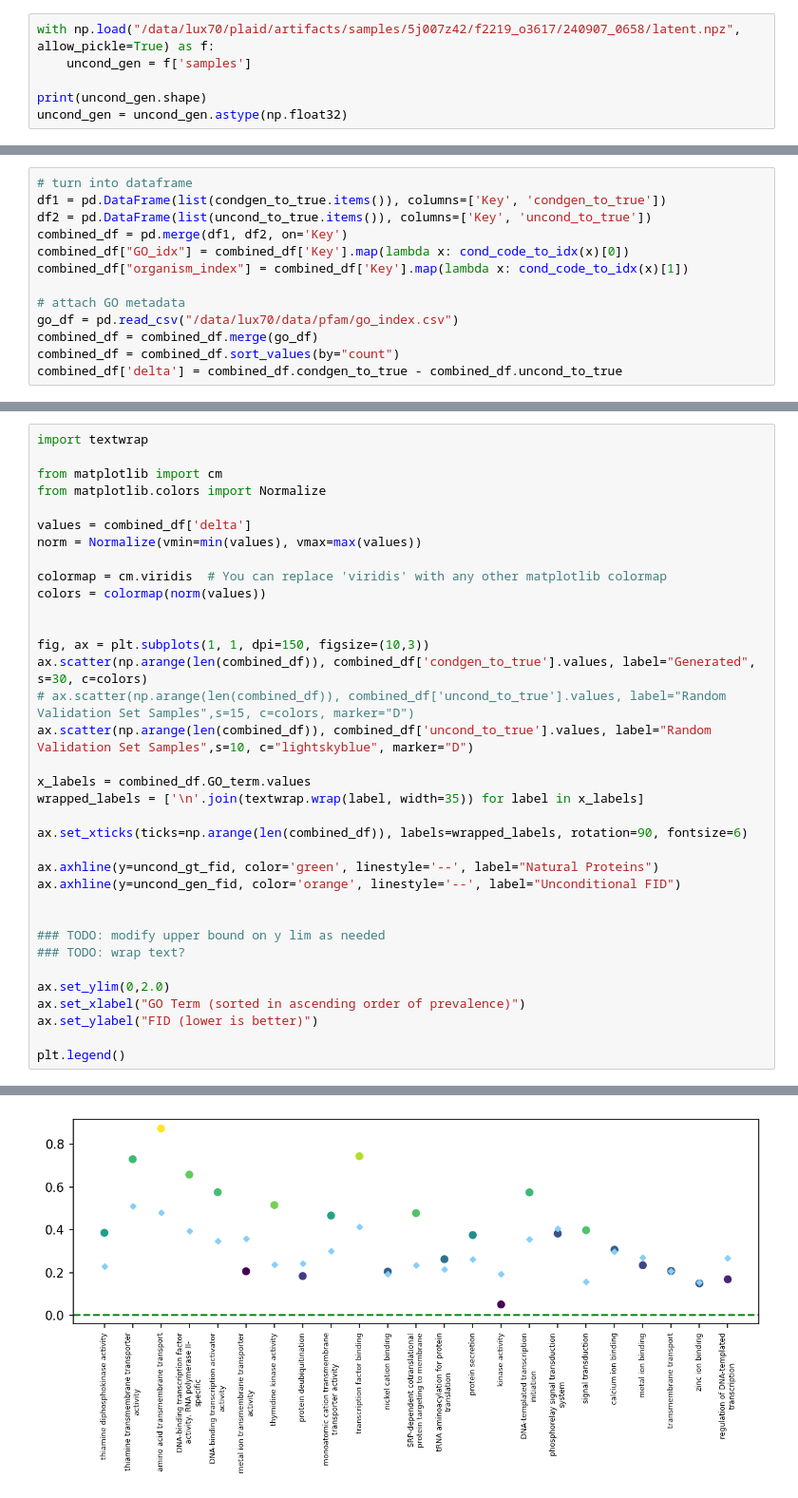
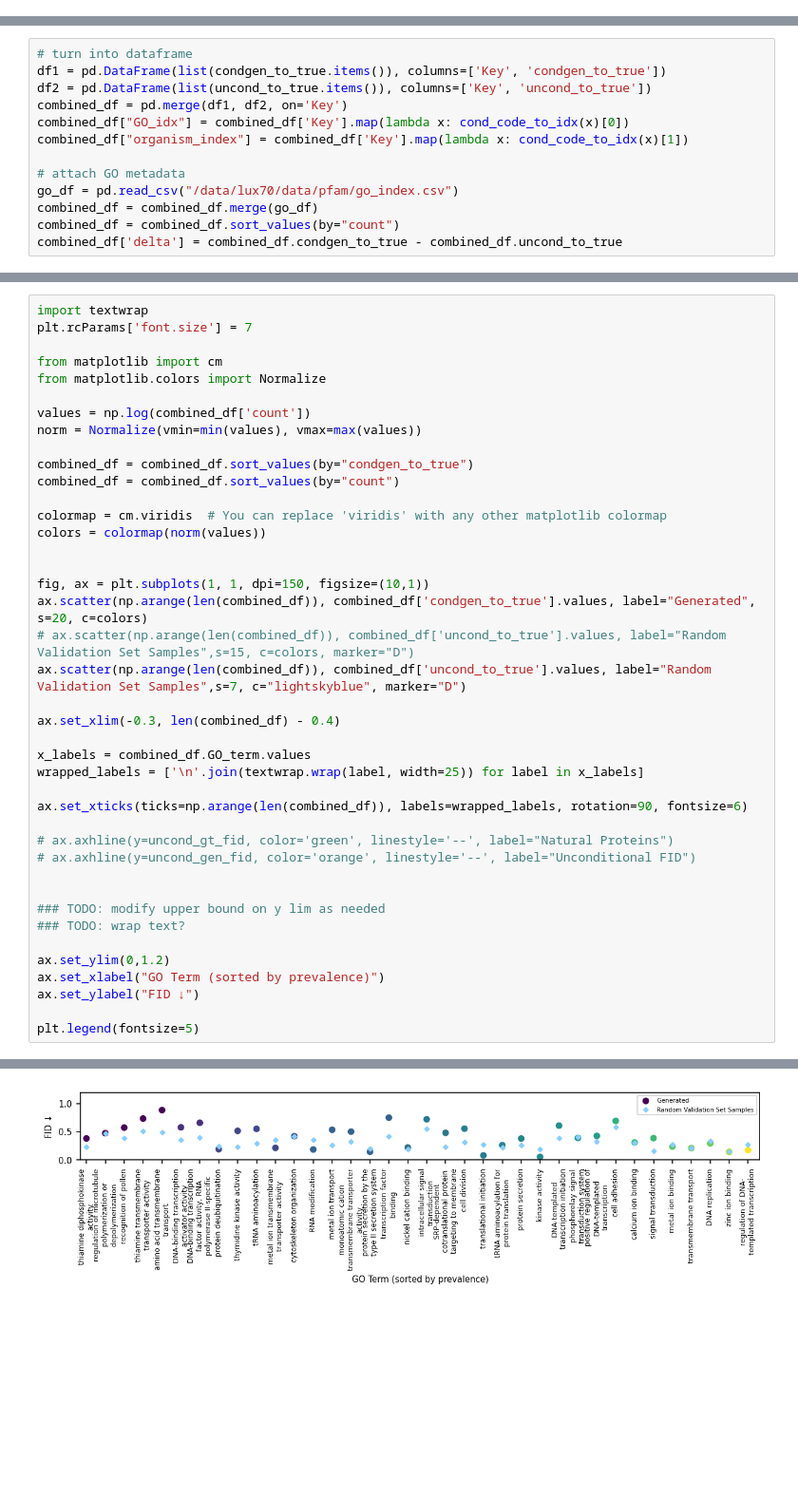
Before and after one commit to amyxlu/plaid-dev-distributed, a Jupyter notebook: notebooks/FIGURE_conditional_FID.ipynb, the cells around one changed output, grey strips where cells are left out. Shown at 95% size. Drawn from its saved outputs; the diff is of its cells as text; blank space fills up the shorter version.

```diff
--- a/notebooks/FIGURE_conditional_FID.ipynb
+++ b/notebooks/FIGURE_conditional_FID.ipynb
@@ -78,9 +78,3 @@ parmar_fid(random, gt_x2)
 3.6613143722900707
 # %% [markdown]
 # Unconditional generation performance
-# %%
-with np.load("/data/lux70/plaid/artifacts/samples/5j007z42/f2219_o3617/240907_0658/latent.npz", allow_pickle=True) as f:
-    uncond_gen = f['samples']
-
-print(uncond_gen.shape)
-uncond_gen = uncond_gen.astype(np.float32)
@@ -229,36 +206,42 @@ combined_df
 # %%
 import textwrap
+plt.rcParams['font.size'] = 7
 
 from matplotlib import cm
 from matplotlib.colors import Normalize
 
-values = combined_df['delta']
+values = np.log(combined_df['count'])
 norm = Normalize(vmin=min(values), vmax=max(values))
+
+combined_df = combined_df.sort_values(by="condgen_to_true")
+combined_df = combined_df.sort_values(by="count")
 
 colormap = cm.viridis  # You can replace 'viridis' with any other matplotlib colormap
 colors = colormap(norm(values))
 
 
-fig, ax = plt.subplots(1, 1, dpi=150, figsize=(10,3))
-ax.scatter(np.arange(len(combined_df)), combined_df['condgen_to_true'].values, label="Generated", s=30, c=colors)
+fig, ax = plt.subplots(1, 1, dpi=150, figsize=(10,1))
+ax.scatter(np.arange(len(combined_df)), combined_df['condgen_to_true'].values, label="Generated", s=20, c=colors)
 # ax.scatter(np.arange(len(combined_df)), combined_df['uncond_to_true'].values, label="Random Validation Set Samples",s=15, c=colors, marker="D")
-ax.scatter(np.arange(len(combined_df)), combined_df['uncond_to_true'].values, label="Random Validation Set Samples",s=10, c="lightskyblue", marker="D")
+ax.scatter(np.arange(len(combined_df)), combined_df['uncond_to_true'].values, label="Random Validation Set Samples",s=7, c="lightskyblue", marker="D")
+
+ax.set_xlim(-0.3, len(combined_df) - 0.4)
 
 x_labels = combined_df.GO_term.values
-wrapped_labels = ['\n'.join(textwrap.wrap(label, width=35)) for label in x_labels]
+wrapped_labels = ['\n'.join(textwrap.wrap(label, width=25)) for label in x_labels]
 
 ax.set_xticks(ticks=np.arange(len(combined_df)), labels=wrapped_labels, rotation=90, fontsize=6)
 
-ax.axhline(y=uncond_gt_fid, color='green', linestyle='--', label="Natural Proteins")
-ax.axhline(y=uncond_gen_fid, color='orange', linestyle='--', label="Unconditional FID")
+# ax.axhline(y=uncond_gt_fid, color='green', linestyle='--', label="Natural Proteins")
+# ax.axhline(y=uncond_gen_fid, color='orange', linestyle='--', label="Unconditional FID")
 
 
 ### TODO: modify upper bound on y lim as needed
 ### TODO: wrap text?
 
-ax.set_ylim(0,2.0)
-ax.set_xlabel("GO Term (sorted in ascending order of prevalence)")
-ax.set_ylabel("FID (lower is better)")
+ax.set_ylim(0,1.2)
+ax.set_xlabel("GO Term (sorted by prevalence)")
+ax.set_ylabel("FID ↓")
 
-plt.legend()
+plt.legend(fontsize=5)
 # %% [output]
@@ -266 +249 @@ NameError: name 'uncond_gen_fid' is not defined
-[figure, old version]
+[figure, new version]
```
Also changed, not shown: parts of 17 cells of this notebook, 19 other files.
